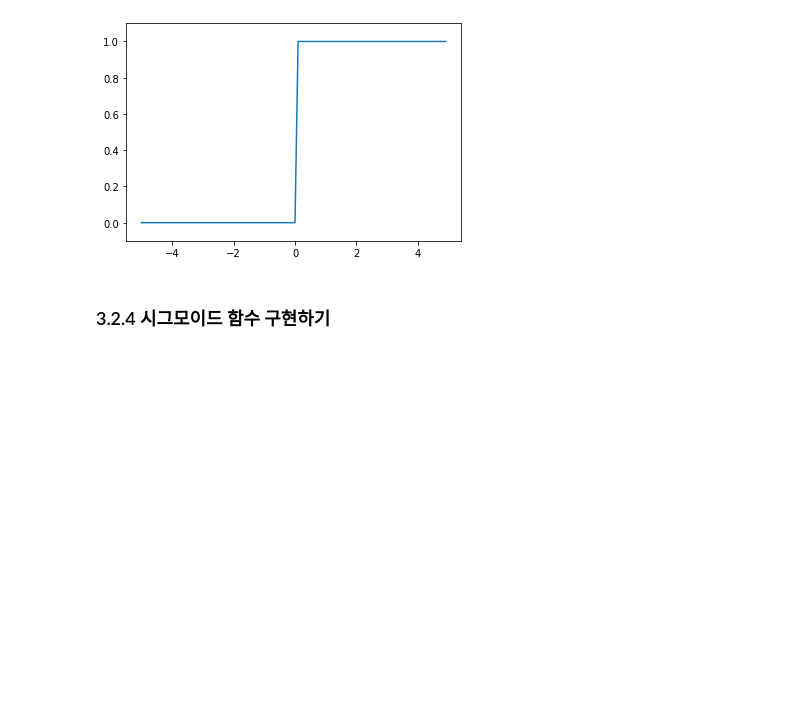
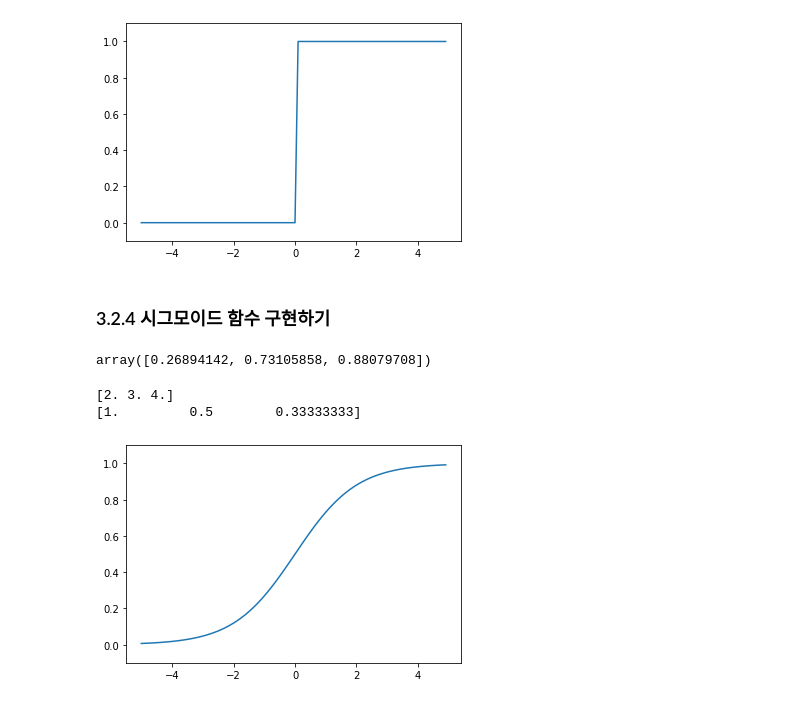
Before and after one commit to NamHyunSeung/deep_learning, a Jupyter notebook: 딥러닝.ipynb, the cells around one changed output. Cells and saved outputs as stored; diff of their text form; code cells hidden in the pictures; blank space fills up the shorter version.

```diff
--- a/딥러닝.ipynb
+++ b/딥러닝.ipynb
@@ -538,3 +538,29 @@ Deprecated in NumPy 1.20; for more details and guidance: https://numpy.org/devdo
 [figure]
 # %% [markdown]
 ### 3.2.4 시그모이드 함수 구현하기
+# %%
+import numpy as np
+def sigmoid(x):
+  return 1/(1+np.exp(-x)) #브로드캐스트 기능 (넘파이 배열과 스칼라값의 연산을 넘파이 배열의 원소 각각과 스칼라값의 연산으로 바꿔 수행)
+x=np.array([-1.0,1.0,2.0])
+sigmoid(x)
+# %% [output]
+array([0.26894142, 0.73105858, 0.88079708])
+# %%
+import numpy as np
+t=np.array([1.0,2.0,3.0])
+print(1.0+t) #스칼라값과 넘파이 배열의  각 원소 사이에서 연산이 이루어짐
+print(1.0/t) #스칼라값과 넘파이 배열의  각 원소 사이에서 연산이 이루어짐
+# %% [output]
+[2. 3. 4.]
+[1.         0.5        0.33333333]
+# %%
+import numpy as np
+import matplotlib.pyplot as plt
+x=np.arange(-5.0,5.0,0.1)
+y=sigmoid(x)
+plt.plot(x,y)
+plt.ylim(-0.1,1.1)
+plt.show()
+# %% [output]
+[figure, added]
```
Also changed, not shown: parts of 6 cells of this notebook.
